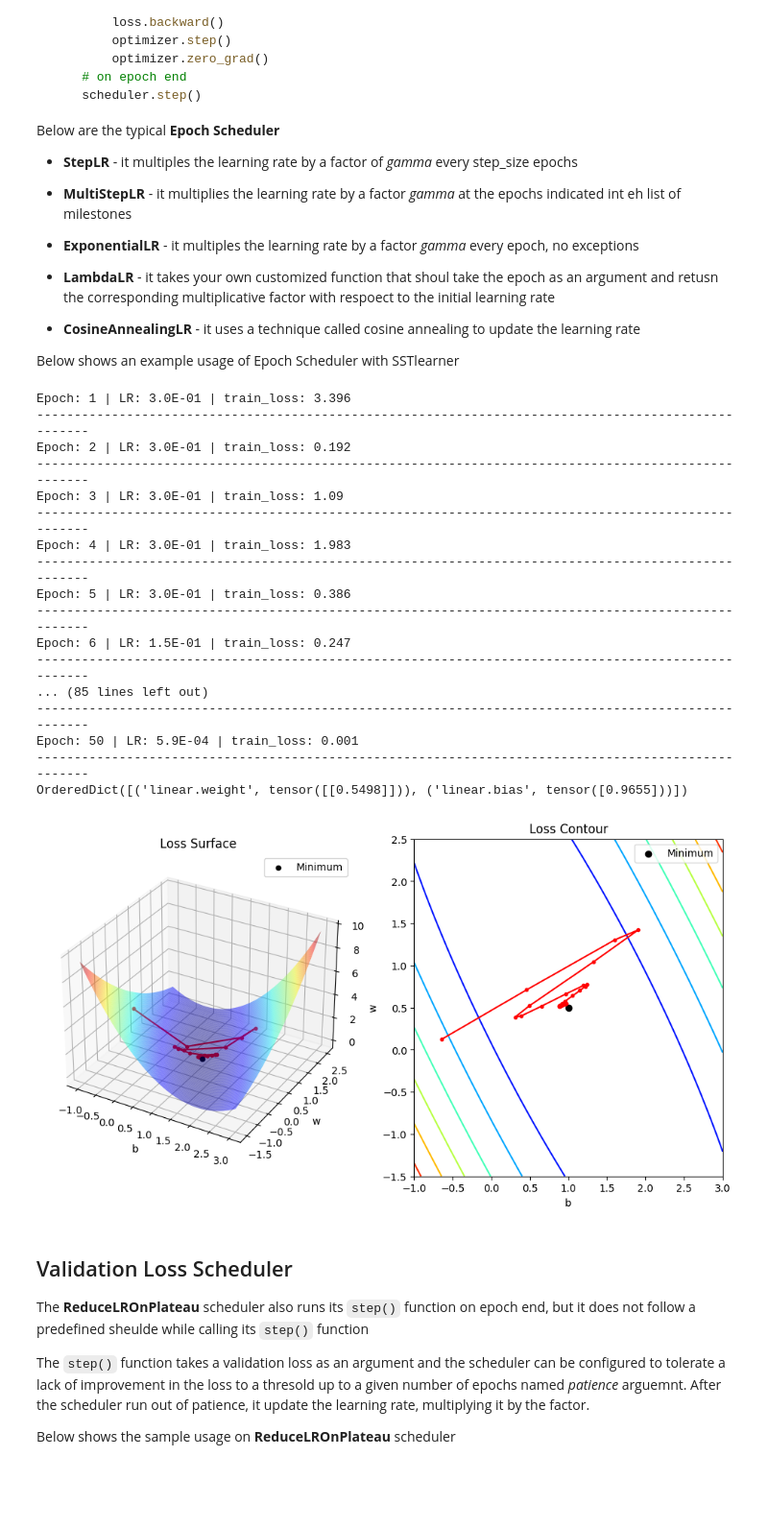
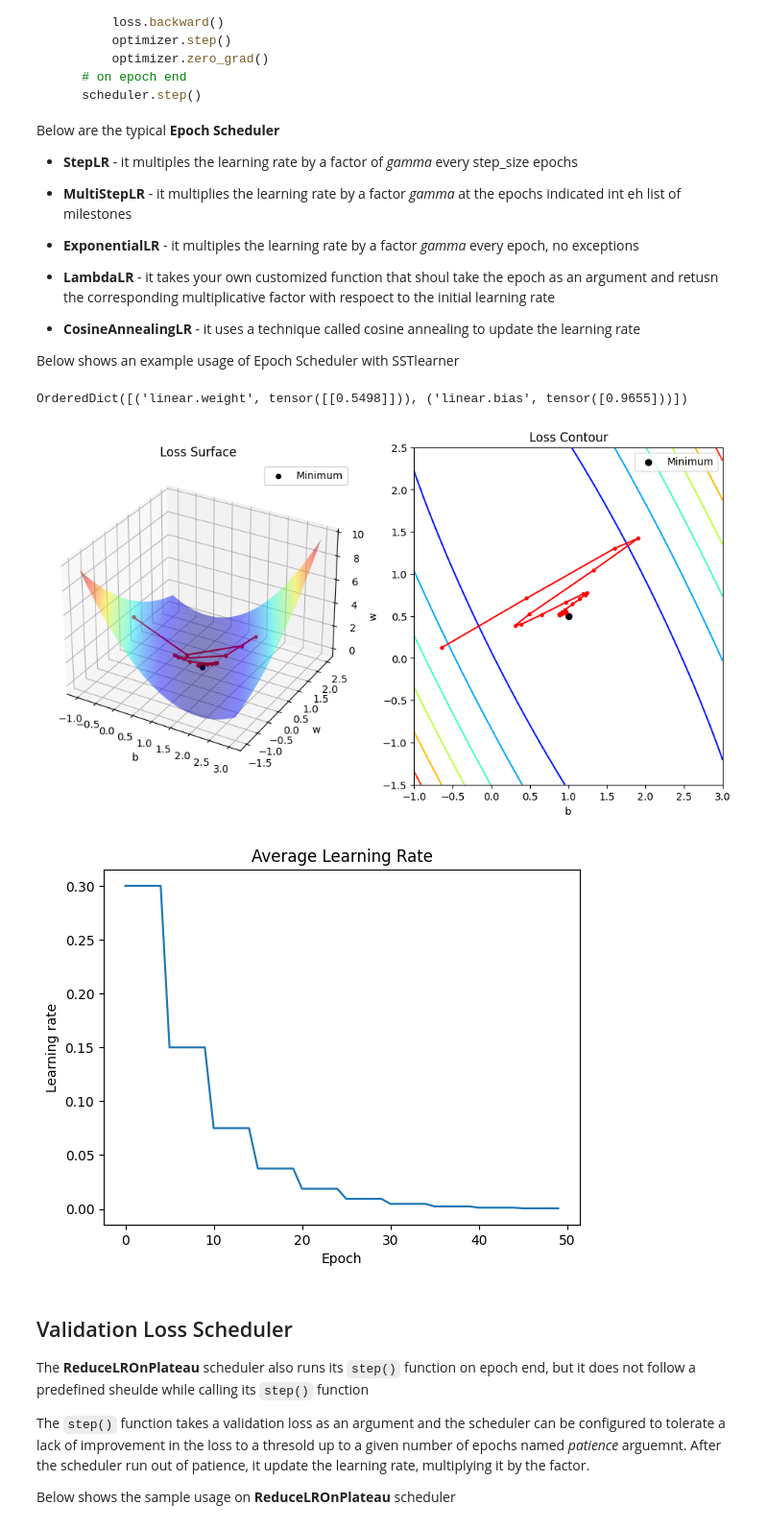
Before and after one commit to ronald-hk-chung/ssnotebook, a Jupyter notebook: basics_of_neural_network/lr_and_optimizer.ipynb, the cells around one changed output. Shown at 96% size. Drawn from its saved outputs; the diff is of its cells as text; code cells hidden in the pictures; blank space fills up the shorter version.

```diff
--- a/basics_of_neural_network/lr_and_optimizer.ipynb
+++ b/basics_of_neural_network/lr_and_optimizer.ipynb
@@ -624,7 +813,7 @@ learner.set_lr_scheduler(scheduler=scheduler,
 learner.capture_parameters(['linear'])
 
 # Train for 50 epochs
-learner.train(50, verbose=1)
+learner.train(50, verbose=0)
 
 # Remove all hooks for further calculation
 learner.remove_hooks()
@@ -635,24 +824,12 @@ print(learner.model.state_dict())
 # Plot out path taken
 learner.plot_path()
 # %% [output]
-Epoch: 1 | LR: 3.0E-01 | train_loss: 3.396
-----------------------------------------------------------------------------------------------------
-Epoch: 2 | LR: 3.0E-01 | train_loss: 0.192
-----------------------------------------------------------------------------------------------------
-Epoch: 3 | LR: 3.0E-01 | train_loss: 1.09
-----------------------------------------------------------------------------------------------------
-Epoch: 4 | LR: 3.0E-01 | train_loss: 1.983
-----------------------------------------------------------------------------------------------------
-Epoch: 5 | LR: 3.0E-01 | train_loss: 0.386
-----------------------------------------------------------------------------------------------------
-Epoch: 6 | LR: 1.5E-01 | train_loss: 0.247
-----------------------------------------------------------------------------------------------------
-... (85 lines left out)
-----------------------------------------------------------------------------------------------------
-Epoch: 50 | LR: 5.9E-04 | train_loss: 0.001
-----------------------------------------------------------------------------------------------------
 OrderedDict([('linear.weight', tensor([[0.5498]])), ('linear.bias', tensor([0.9655]))])
 [figure]
+# %%
+learner.plot_lr()
+# %% [output]
+[figure, added]
 # %% [markdown]
 ## Validation Loss Scheduler
 
```
Also changed, not shown: parts of 32 cells of this notebook.
